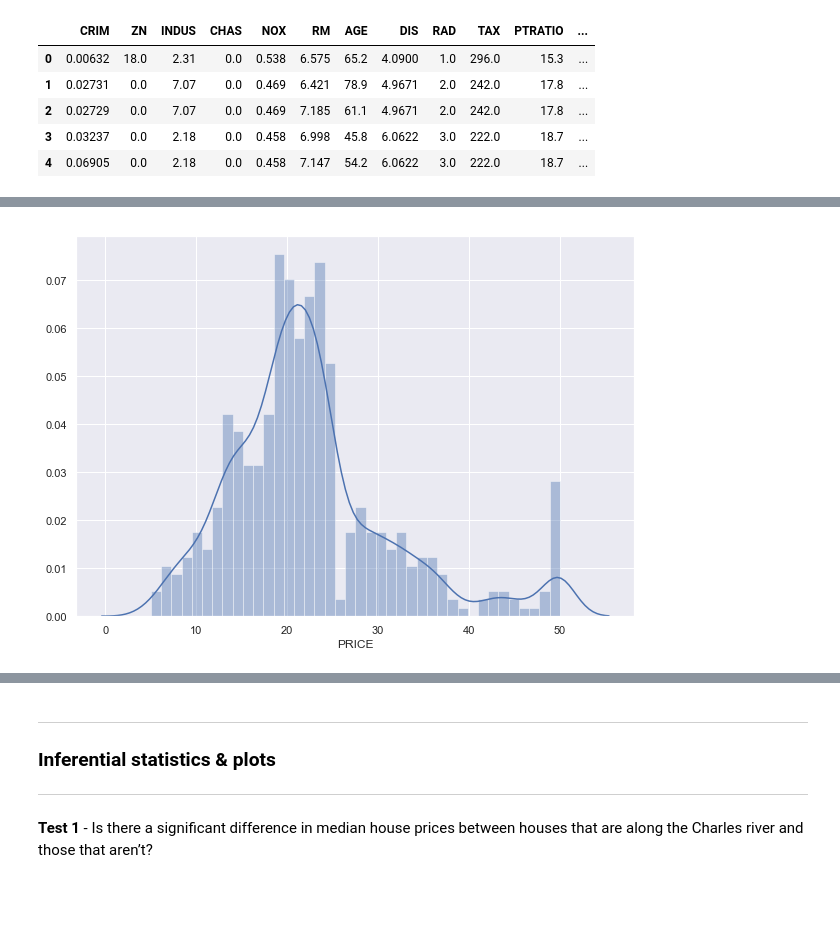
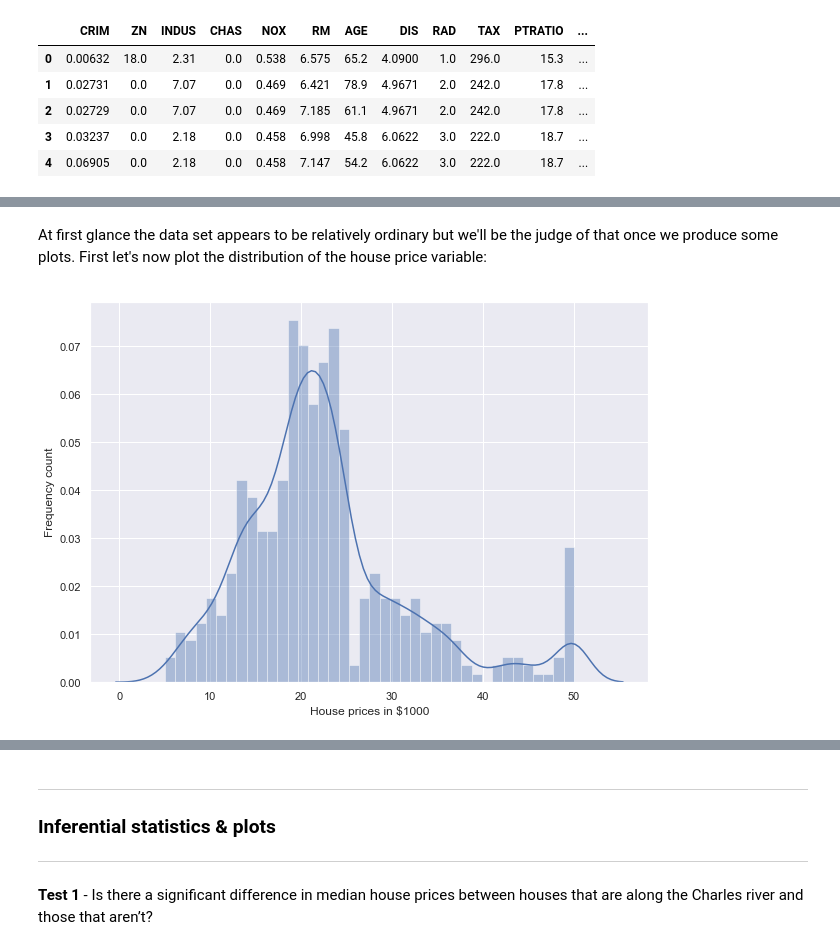
Before and after one commit to Datagatherer2357/Machine-Learning-and-Statistics-2019-Assessment, a Jupyter notebook: Machine-Learning-and-Statistics-2019-Assessment.ipynb, the cells around one changed output, grey strips where cells are left out. Cells and saved outputs as stored; diff of their text form; code cells hidden in the pictures; blank space fills up the shorter version.

Commit message:
density plot, boxplot, refs & tidy-up

```diff
--- a/Machine-Learning-and-Statistics-2019-Assessment.ipynb
+++ b/Machine-Learning-and-Statistics-2019-Assessment.ipynb
@@ -216,9 +272,14 @@ Let's now plot the distribution of the target variabale 'PRICE'.
+# %% [markdown]
+At first glance the data set appears to be relatively ordinary but we'll be the judge of that once we produce some plots. First let's now plot the distribution of the house price variable:
 # %%
 # For this we can use Seaborn:
+
 import seaborn as sns
 
 sns.set(rc={'figure.figsize':(10,7)})
 sns.distplot(boston['PRICE'], bins=40)
+plt.xlabel("House prices in $1000")
+plt.ylabel("Frequency count")
 plt.show()
 # %% [output]
-[figure, old version]
+[figure, new version]
```
Also changed, not shown: parts of 39 cells of this notebook.
